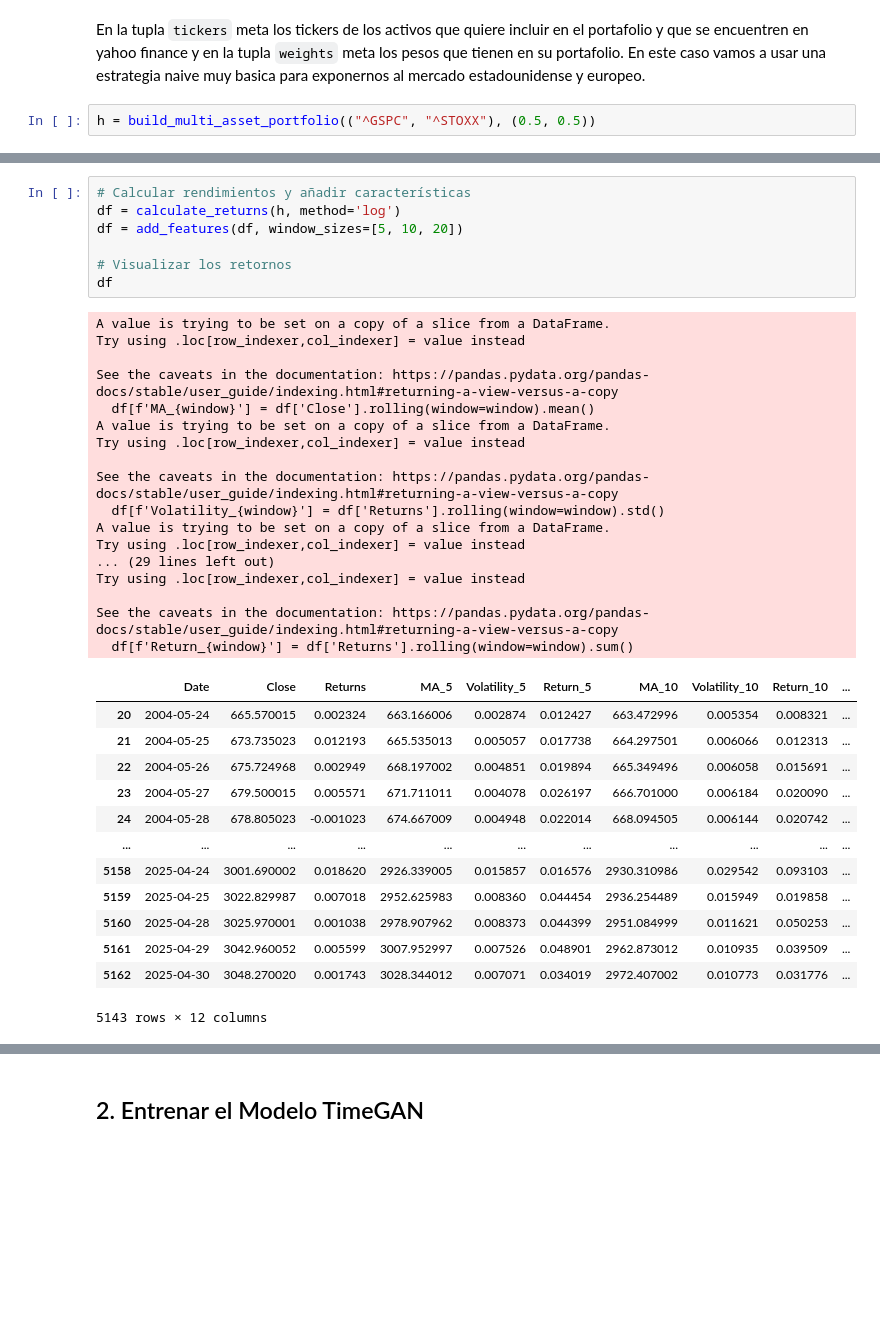
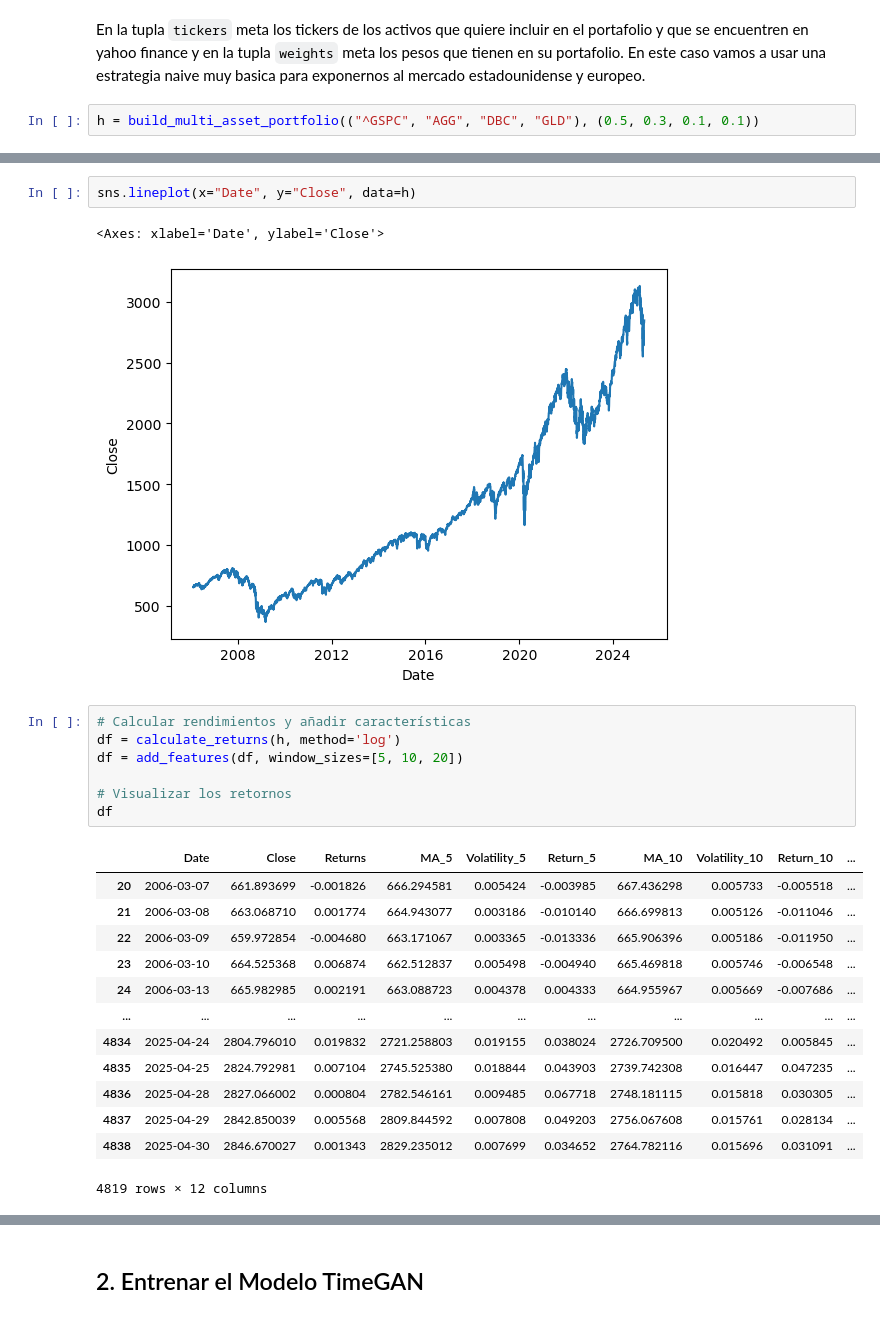
Before and after one commit to RiemannIntegrable/TimeGAN-VaR, a Jupyter notebook: notebooks/idea.ipynb, the cells around one changed output, grey strips where cells are left out. Cells and saved outputs as stored; diff of their text form; blank space fills up the shorter version.

```diff
--- a/notebooks/idea.ipynb
+++ b/notebooks/idea.ipynb
@@ -35,5 +40,5 @@ tf.random.set_seed(42)
 # %% [markdown]
 En la tupla `tickers` meta los tickers de los activos que quiere incluir en el portafolio y que se encuentren en yahoo finance y en la tupla `weights` meta los pesos que tienen en su portafolio. En este caso vamos a usar una estrategia naive muy basica para exponernos al mercado estadounidense y europeo.
 # %%
-h = build_multi_asset_portfolio(("^GSPC", "^STOXX"), (0.5, 0.5))
+h = build_multi_asset_portfolio(("^GSPC", "AGG", "DBC", "GLD"), (0.5, 0.3, 0.1, 0.1))
 # %% [output]
@@ -61,3 +57,8 @@ Período del portafolio: 2004-04-26 00:00:00 a 2025-04-30 00:00:00
+# %%
+sns.lineplot(x="Date", y="Close", data=h)
+# %% [output]
+<Axes: xlabel='Date', ylabel='Close'>
+[figure, added]
 # %%
 # Calcular rendimientos y añadir características
 df = calculate_returns(h, method='log')
@@ -66,36 +67,19 @@ df = add_features(df, window_sizes=[5, 10, 20])
 # Visualizar los retornos
 df
 # %% [output]
+|  | Date | Close | Returns | MA_5 | Volatility_5 | Return_5 | MA_10 | Volatility_10 | Return_10 | ... |
+| 20 | 2006-03-07 | 661.893699 | -0.001826 | 666.294581 | 0.005424 | -0.003985 | 667.436298 | 0.005733 | -0.005518 | ... |
+| 21 | 2006-03-08 | 663.068710 | 0.001774 | 664.943077 | 0.003186 | -0.010140 | 666.699813 | 0.005126 | -0.011046 | ... |
+| 22 | 2006-03-09 | 659.972854 | -0.004680 | 663.171067 | 0.003365 | -0.013336 | 665.906396 | 0.005186 | -0.011950 | ... |
+| 23 | 2006-03-10 | 664.525368 | 0.006874 | 662.512837 | 0.005498 | -0.004940 | 665.469818 | 0.005746 | -0.006548 | ... |
+| 24 | 2006-03-13 | 665.982985 | 0.002191 | 663.088723 | 0.004378 | 0.004333 | 664.955967 | 0.005669 | -0.007686 | ... |
+| ... | ... | ... | ... | ... | ... | ... | ... | ... | ... | ... |
+| 4834 | 2025-04-24 | 2804.796010 | 0.019832 | 2721.258803 | 0.019155 | 0.038024 | 2726.709500 | 0.020492 | 0.005845 | ... |
+| 4835 | 2025-04-25 | 2824.792981 | 0.007104 | 2745.525380 | 0.018844 | 0.043903 | 2739.742308 | 0.016447 | 0.047235 | ... |
+| 4836 | 2025-04-28 | 2827.066002 | 0.000804 | 2782.546161 | 0.009485 | 0.067718 | 2748.181115 | 0.015818 | 0.030305 | ... |
+| 4837 | 2025-04-29 | 2842.850039 | 0.005568 | 2809.844592 | 0.007808 | 0.049203 | 2756.067608 | 0.015761 | 0.028134 | ... |
+| 4838 | 2025-04-30 | 2846.670027 | 0.001343 | 2829.235012 | 0.007699 | 0.034652 | 2764.782116 | 0.015696 | 0.031091 | ... |
-A value is trying to be set on a copy of a slice from a DataFrame.
-Try using .loc[row_indexer,col_indexer] = value instead
-
-See the caveats in the documentation: https://pandas.pydata.org/pandas-docs/stable/user_guide/indexing.html#returning-a-view-versus-a-copy
-  df[f'MA_{window}'] = df['Close'].rolling(window=window).mean()
-A value is trying to be set on a copy of a slice from a DataFrame.
-Try using .loc[row_indexer,col_indexer] = value instead
-
-See the caveats in the documentation: https://pandas.pydata.org/pandas-docs/stable/user_guide/indexing.html#returning-a-view-versus-a-copy
-  df[f'Volatility_{window}'] = df['Returns'].rolling(window=window).std()
-A value is trying to be set on a copy of a slice from a DataFrame.
-Try using .loc[row_indexer,col_indexer] = value instead
-... (29 lines left out)
-Try using .loc[row_indexer,col_indexer] = value instead
-
-See the caveats in the documentation: https://pandas.pydata.org/pandas-docs/stable/user_guide/indexing.html#returning-a-view-versus-a-copy
-  df[f'Return_{window}'] = df['Returns'].rolling(window=window).sum()
+4819 rows × 12 columns
-|  | Date | Close | Returns | MA_5 | Volatility_5 | Return_5 | MA_10 | Volatility_10 | Return_10 | ... |
-| 20 | 2004-05-24 | 665.570015 | 0.002324 | 663.166006 | 0.002874 | 0.012427 | 663.472996 | 0.005354 | 0.008321 | ... |
-| 21 | 2004-05-25 | 673.735023 | 0.012193 | 665.535013 | 0.005057 | 0.017738 | 664.297501 | 0.006066 | 0.012313 | ... |
-| 22 | 2004-05-26 | 675.724968 | 0.002949 | 668.197002 | 0.004851 | 0.019894 | 665.349496 | 0.006058 | 0.015691 | ... |
-| 23 | 2004-05-27 | 679.500015 | 0.005571 | 671.711011 | 0.004078 | 0.026197 | 666.701000 | 0.006184 | 0.020090 | ... |
-| 24 | 2004-05-28 | 678.805023 | -0.001023 | 674.667009 | 0.004948 | 0.022014 | 668.094505 | 0.006144 | 0.020742 | ... |
-| ... | ... | ... | ... | ... | ... | ... | ... | ... | ... | ... |
-| 5158 | 2025-04-24 | 3001.690002 | 0.018620 | 2926.339005 | 0.015857 | 0.016576 | 2930.310986 | 0.029542 | 0.093103 | ... |
-| 5159 | 2025-04-25 | 3022.829987 | 0.007018 | 2952.625983 | 0.008360 | 0.044454 | 2936.254489 | 0.015949 | 0.019858 | ... |
-| 5160 | 2025-04-28 | 3025.970001 | 0.001038 | 2978.907962 | 0.008373 | 0.044399 | 2951.084999 | 0.011621 | 0.050253 | ... |
-| 5161 | 2025-04-29 | 3042.960052 | 0.005599 | 3007.952997 | 0.007526 | 0.048901 | 2962.873012 | 0.010935 | 0.039509 | ... |
-| 5162 | 2025-04-30 | 3048.270020 | 0.001743 | 3028.344012 | 0.007071 | 0.034019 | 2972.407002 | 0.010773 | 0.031776 | ... |
-5143 rows × 12 columns
 # %%
 # Normalizar los datos para el entrenamiento del modelo
 features_to_normalize = [col for col in df.columns if col != 'Close']
```
Also changed, not shown: parts of 7 cells of this notebook.
